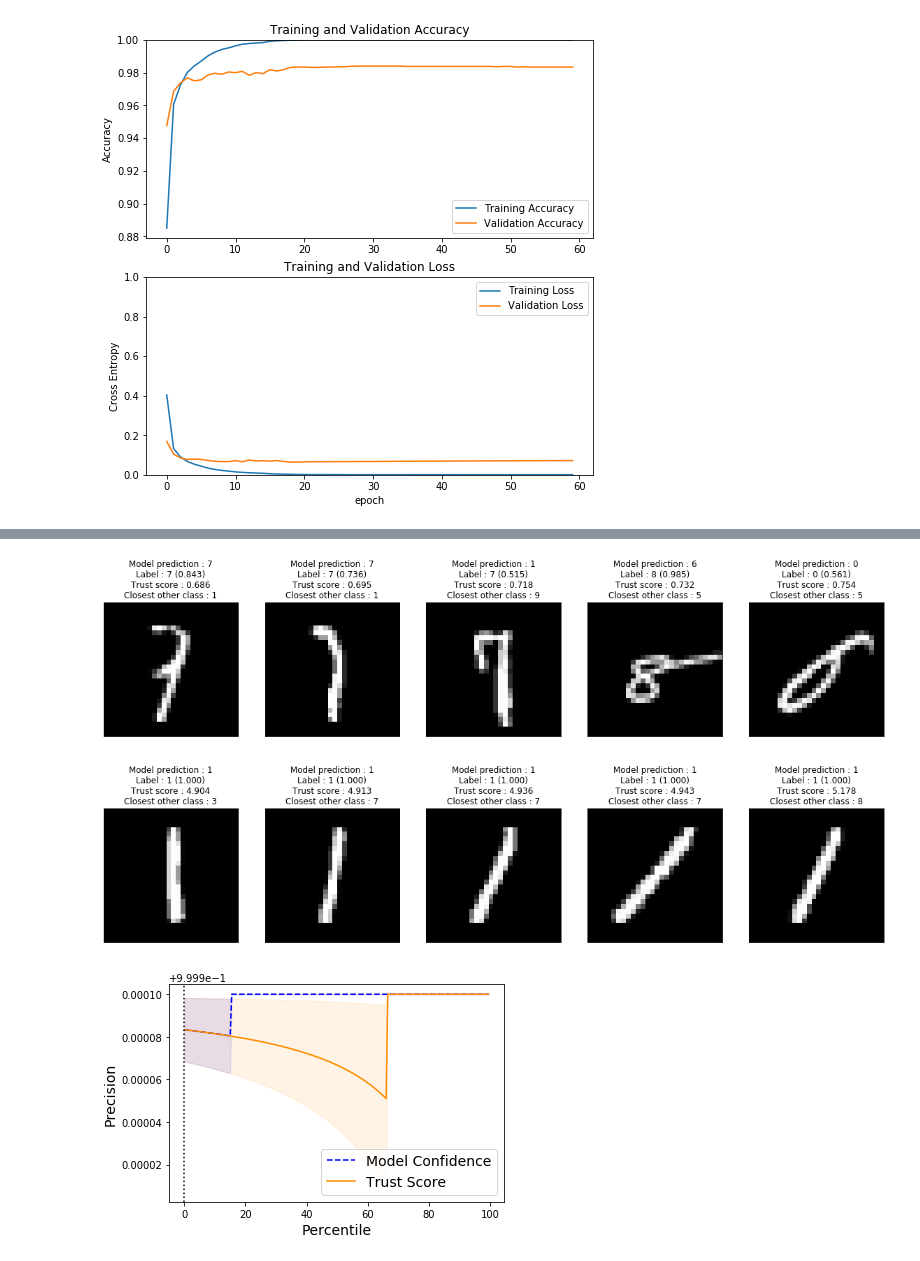
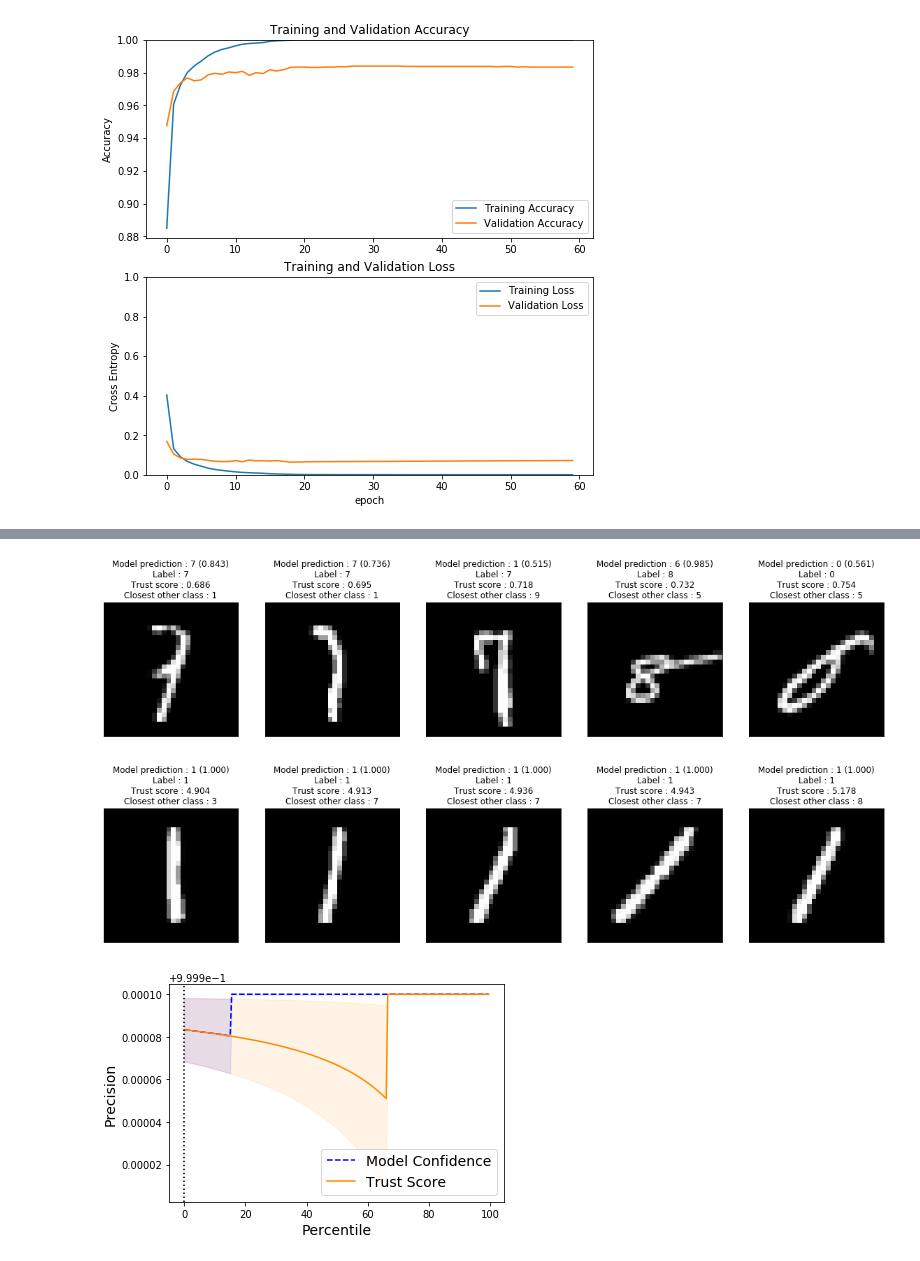
Before and after one commit to AFAgarap/dnn-trust, a Jupyter notebook: notebooks/mnist-dnn.ipynb, the cells around one changed output, grey strips where cells are left out. Saved outputs shown, nothing was run; the diff lists cells and outputs as text; code cells hidden in the pictures.

```diff
--- a/notebooks/mnist-dnn.ipynb
+++ b/notebooks/mnist-dnn.ipynb
@@ -185,31 +185,31 @@ plt.figure(figsize=(20, 4))
 for index in range(num_samples):
     axis = plt.subplot(1, num_samples, index + 1)
     plt.imshow(features_min[index].reshape(28, 28), cmap='gray')
-    plt.title('Model prediction : {}\nLabel : {} ({:.3f})\nTrust score : {:.3f}' \
+    plt.title('Model prediction : {} ({:.3f})\nLabel : {}\nTrust score : {:.3f}' \
               '\nClosest other class : {}'.format(prediction_min.numpy()[index],
+                                                  likelihood_min[index],
                                                   label_min.numpy()[index],
-                                                  likelihood_min[index],
                                                   score_min[index],
                                                   closest_min[index]))
     axis.get_xaxis().set_visible(False)
     axis.get_yaxis().set_visible(False)
 plt.show()
 # %% [output]
-[figure, old version]
+[figure, new version]
 # %%
 plt.figure(figsize=(20, 4))
 
 for index in range(num_samples):
     axis = plt.subplot(1, num_samples, index + 1)
     plt.imshow(features_max[index].reshape(28, 28), cmap='gray')
-    plt.title('Model prediction : {}\nLabel : {} ({:.3f})\nTrust score : {:.3f}' \
+    plt.title('Model prediction : {} ({:.3f})\nLabel : {}\nTrust score : {:.3f}' \
               '\nClosest other class : {}'.format(prediction_max.numpy()[index],
+                                                  likelihood_max[index],
                                                   label_max.numpy()[index],
-                                                  likelihood_max[index],
                                                   score_max[index],
                                                   closest_max[index]))
     axis.get_xaxis().set_visible(False)
     axis.get_yaxis().set_visible(False)
 plt.show()
 # %% [output]
-[figure, old version]
+[figure, new version]
```
Also changed, not shown: parts of 5 cells of this notebook.
